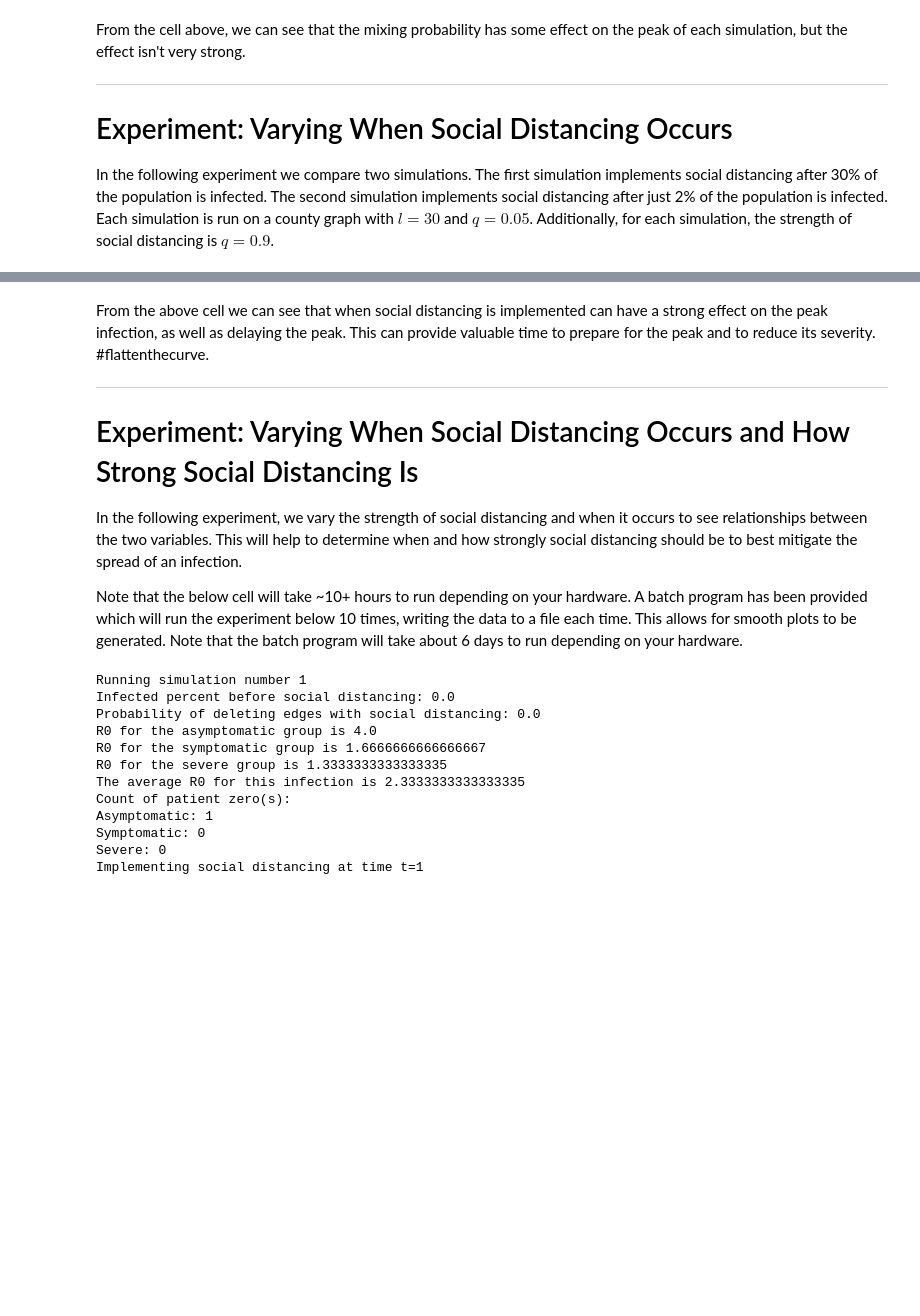
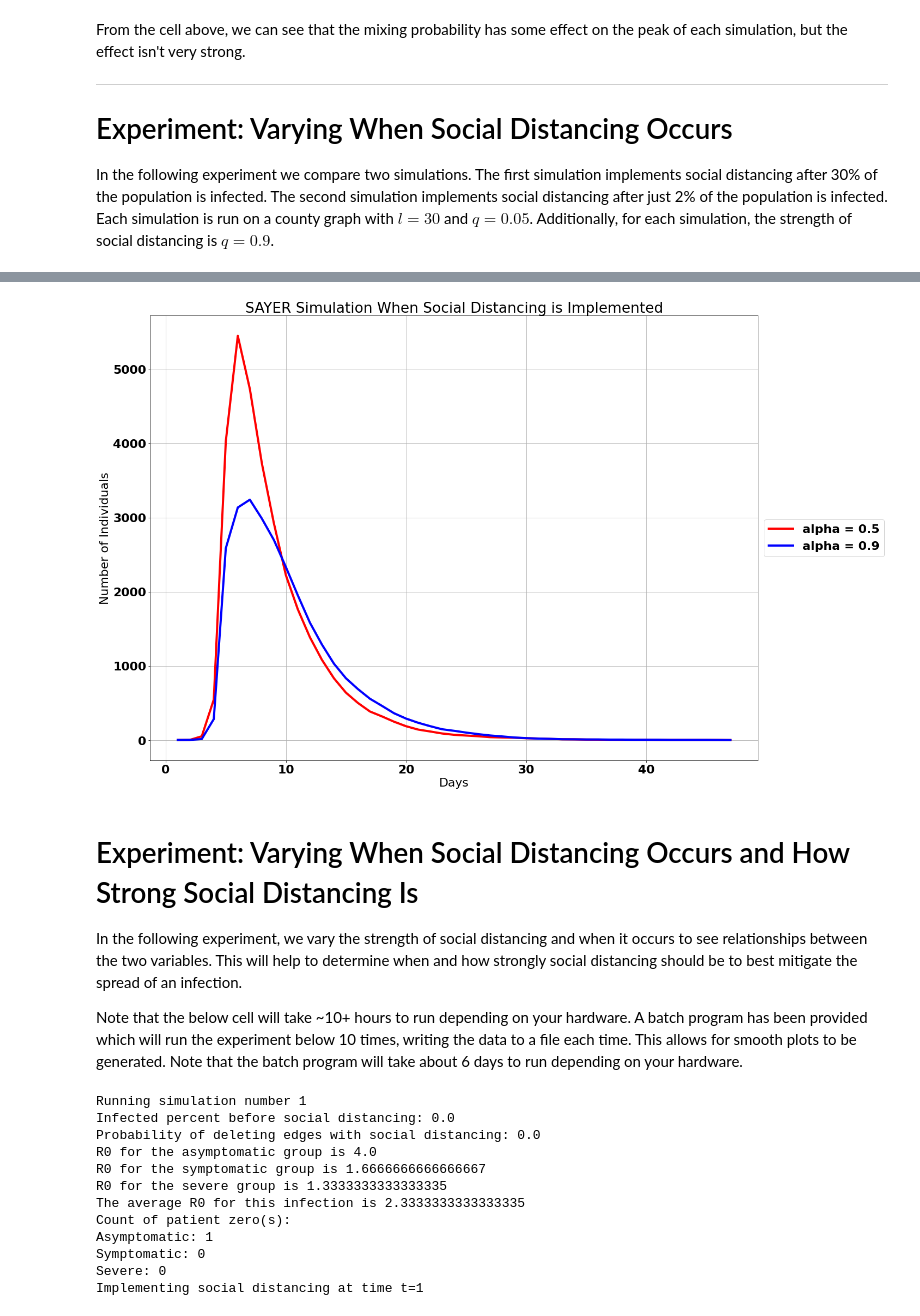
Before and after one commit to nickpalmer789/SAYERSim, a Jupyter notebook: SAYERSim.ipynb, the cells around one changed output, grey strips where cells are left out. Cells and saved outputs as stored; diff of their text form; code cells hidden in the pictures; blank space fills up the shorter version.

Commit message:
Added a final comparison simulation

```diff
--- a/SAYERSim.ipynb
+++ b/SAYERSim.ipynb
@@ -683,8 +691,36 @@ compare_SAYER(It_later, It, "30% Infected Before Social Distancing", "2% Infecte
+# %%
+county = county_graph(degree_sequence, 30, 0.05)
+
+#Try out some beta and gamma values
+asymptomatic_beta = .8
+asymptomatic_gamma = .2
+symptomatic_beta = .5
+symptomatic_gamma = .3
+severe_beta = .4
+severe_gamma = .3
+
+#Define the group_coefficients dictionary for the simulation
+#This was chosen to avoid passing an additional 6 arguments to the sim function
+group_coefficients = {'A':(asymptomatic_beta, asymptomatic_gamma), 'Y':(symptomatic_beta, symptomatic_gamma), 'E':(severe_beta, severe_gamma)}
+
+#Other parameters for the simulation
+initial_infected = 1
+severity_pdf = [0.5, 0.42, 0.08]
+global_p = 0.5
+
+#Run the SASER model
+percent_infected = 0.30
+alpha = 0.9
+t, It, St, At, Yt, Et, Rt = runSAYER(county, initial_infected, severity_pdf, group_coefficients, global_p, percent_infected, alpha, verbose=False, draw=False)
+
+percent_infected = 0.30
+alpha = 0.5
+t_later, It_later, St_later, At_later, Yt_later, Et_later, Rt_later = runSAYER(county, initial_infected, severity_pdf, group_coefficients, global_p, percent_infected, alpha, verbose=False, draw=False)
+
+compare_SAYER(It_later, It, "alpha = 0.5", "alpha = 0.9", "SAYER Simulation When Social Distancing is Implemented", 0)
+# %% [output]
+[figure, added]
 # %% [markdown]
-From the above cell we can see that when social distancing is implemented can have a strong effect on the peak infection, as well as delaying the peak. This can provide valuable time to prepare for the peak and to reduce its severity. #flattenthecurve.
-
-***
-
 # Experiment: Varying When Social Distancing Occurs and How Strong Social Distancing Is
 
 In the following experiment, we vary the strength of social distancing and when it occurs to see relationships between the two variables. This will help to determine when and how strongly social distancing should be to best mitigate the spread of an infection.
```
Also changed, not shown: parts of 7 cells of this notebook.
